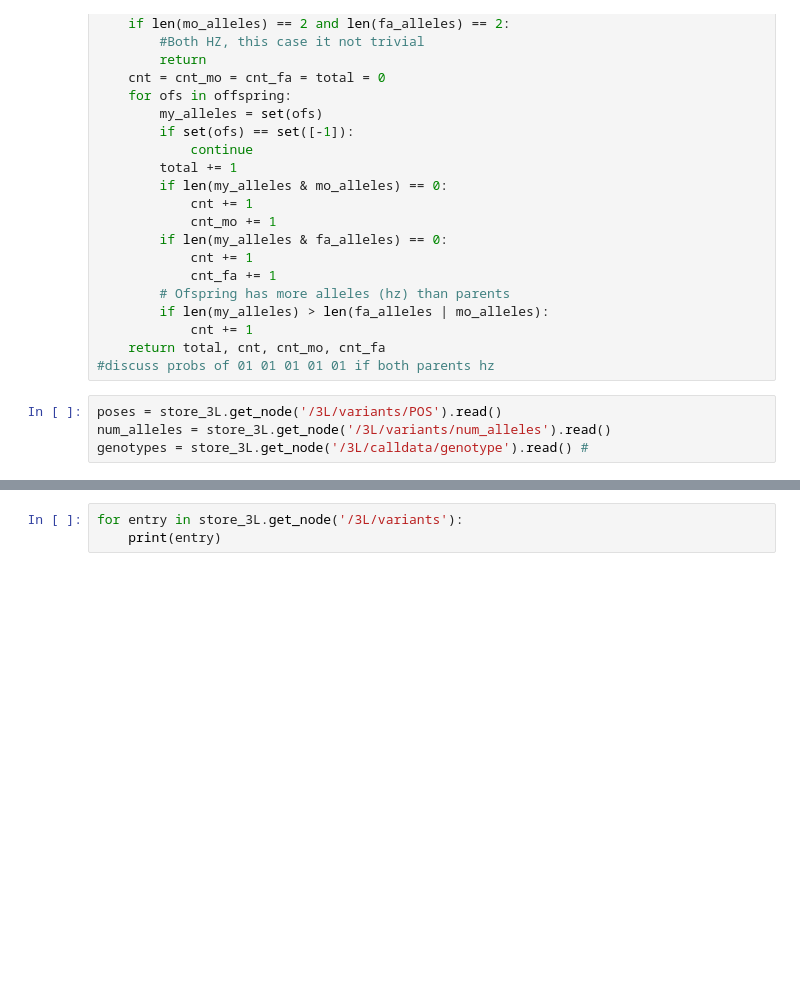
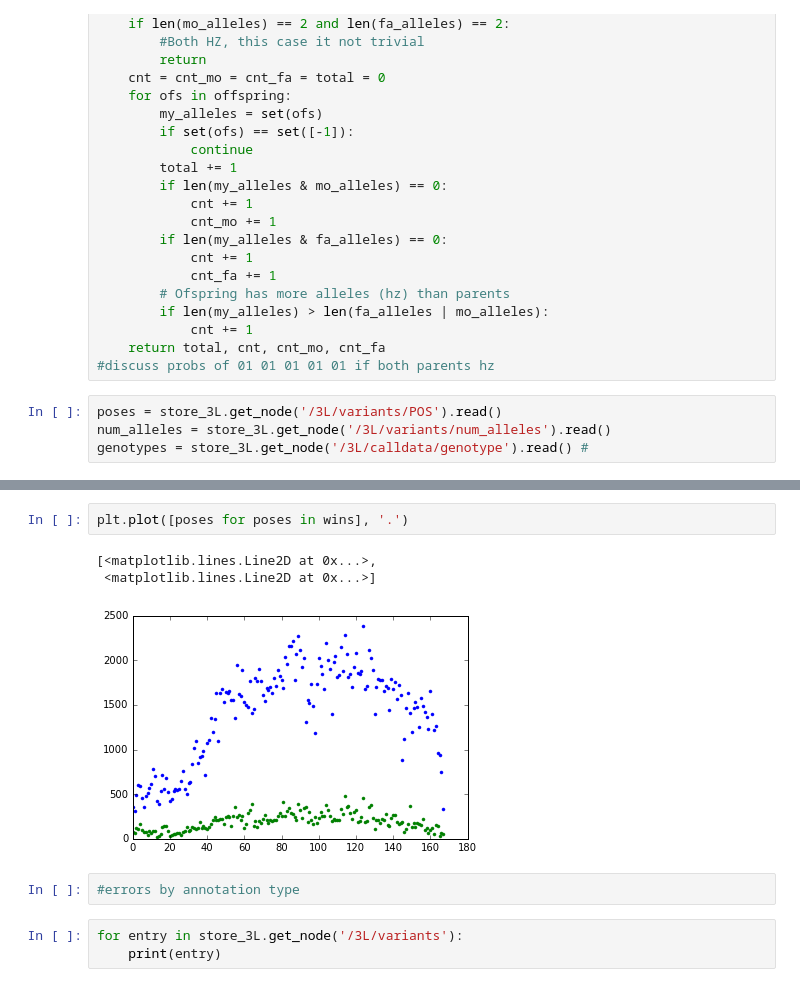
Before and after one commit to tiagoantao/data-science-teaching, a Jupyter notebook: notebooks/Filtering_Parameters.ipynb, the cells around one changed output, grey strips where cells are left out. Cells and saved outputs as stored; diff of their text form; blank space fills up the shorter version.

```diff
--- a/notebooks/Filtering_Parameters.ipynb
+++ b/notebooks/Filtering_Parameters.ipynb
@@ -120,3 +128,11 @@ plt.plot(frac_errors, '.')
+# %%
+plt.plot([poses for poses in wins], '.')
+# %% [output]
+[<matplotlib.lines.Line2D at 0x...>,
+ <matplotlib.lines.Line2D at 0x...>]
+[figure, added]
+# %%
+#errors by annotation type
 # %%
 for entry in store_3L.get_node('/3L/variants'):
     print(entry)
```
Also changed, not shown: parts of 65 cells of this notebook.
